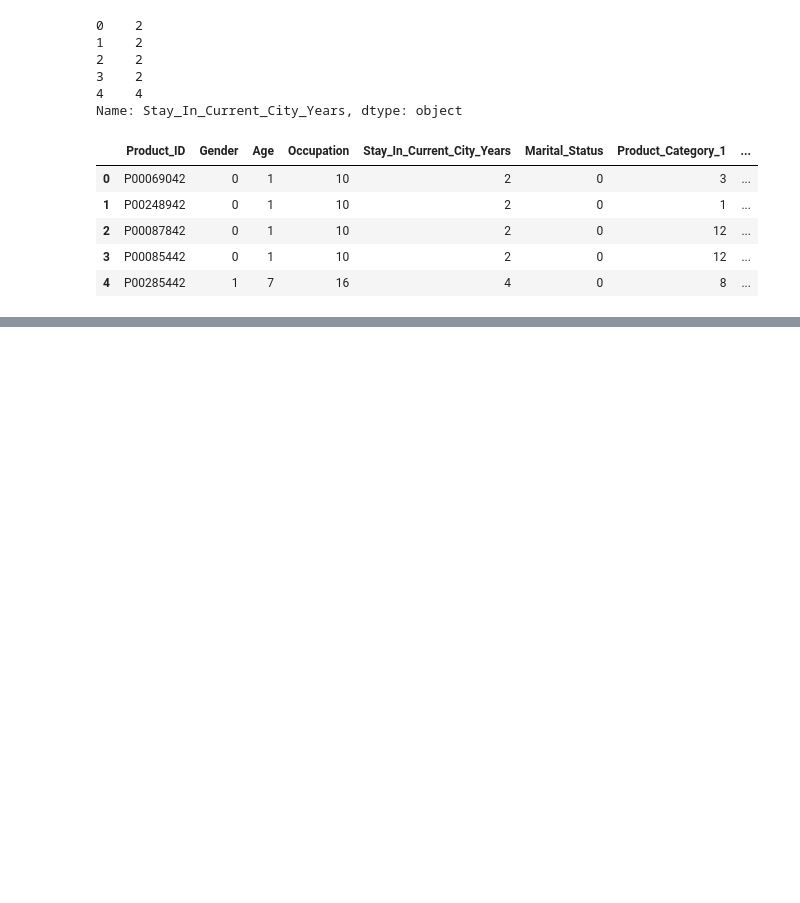
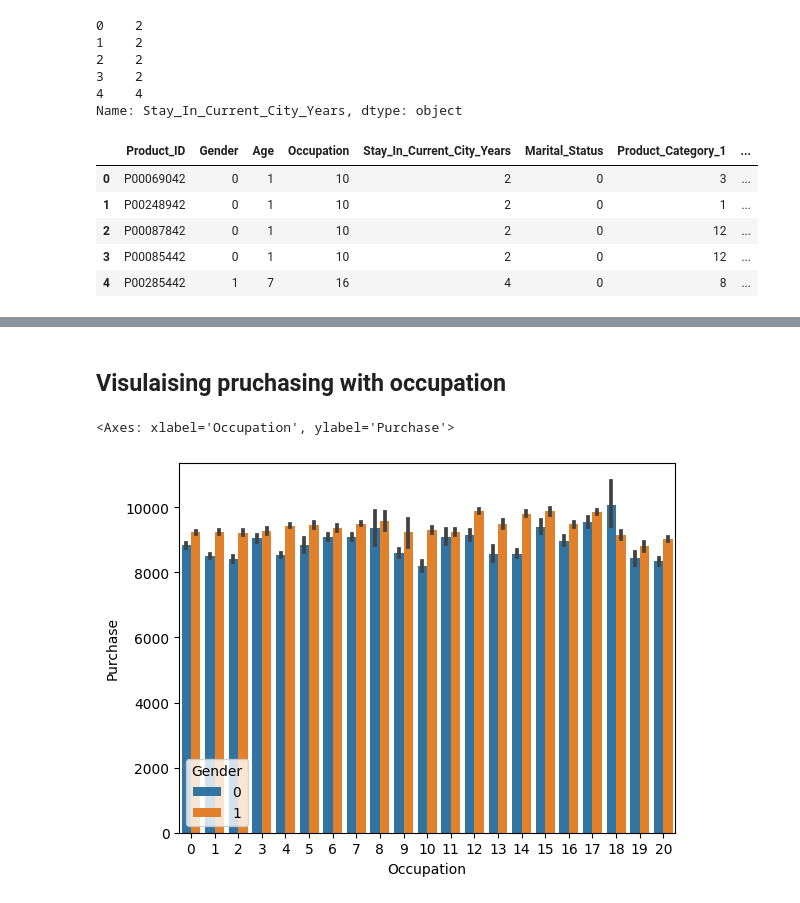
Before and after one commit to DHRUV-29-10-3/eda_dataset, a Jupyter notebook: blac_friday_sales.ipynb, the cells around one changed output, grey strips where cells are left out. Drawn from its saved outputs; the diff is of its cells as text; code cells hidden in the pictures; blank space fills up the shorter version.

```diff
--- a/blac_friday_sales.ipynb
+++ b/blac_friday_sales.ipynb
@@ -337,0 +337,7 @@ memory usage: 68.8+ MB
+# %% [markdown]
+## Visulaising pruchasing with occupation
+# %%
+sns.barplot(y = 'Purchase', x ='Occupation',hue = 'Gender',data = df)
+# %% [output]
+<Axes: xlabel='Occupation', ylabel='Purchase'>
+[figure, added]
```
Also changed, not shown: parts of 10 cells of this notebook.
